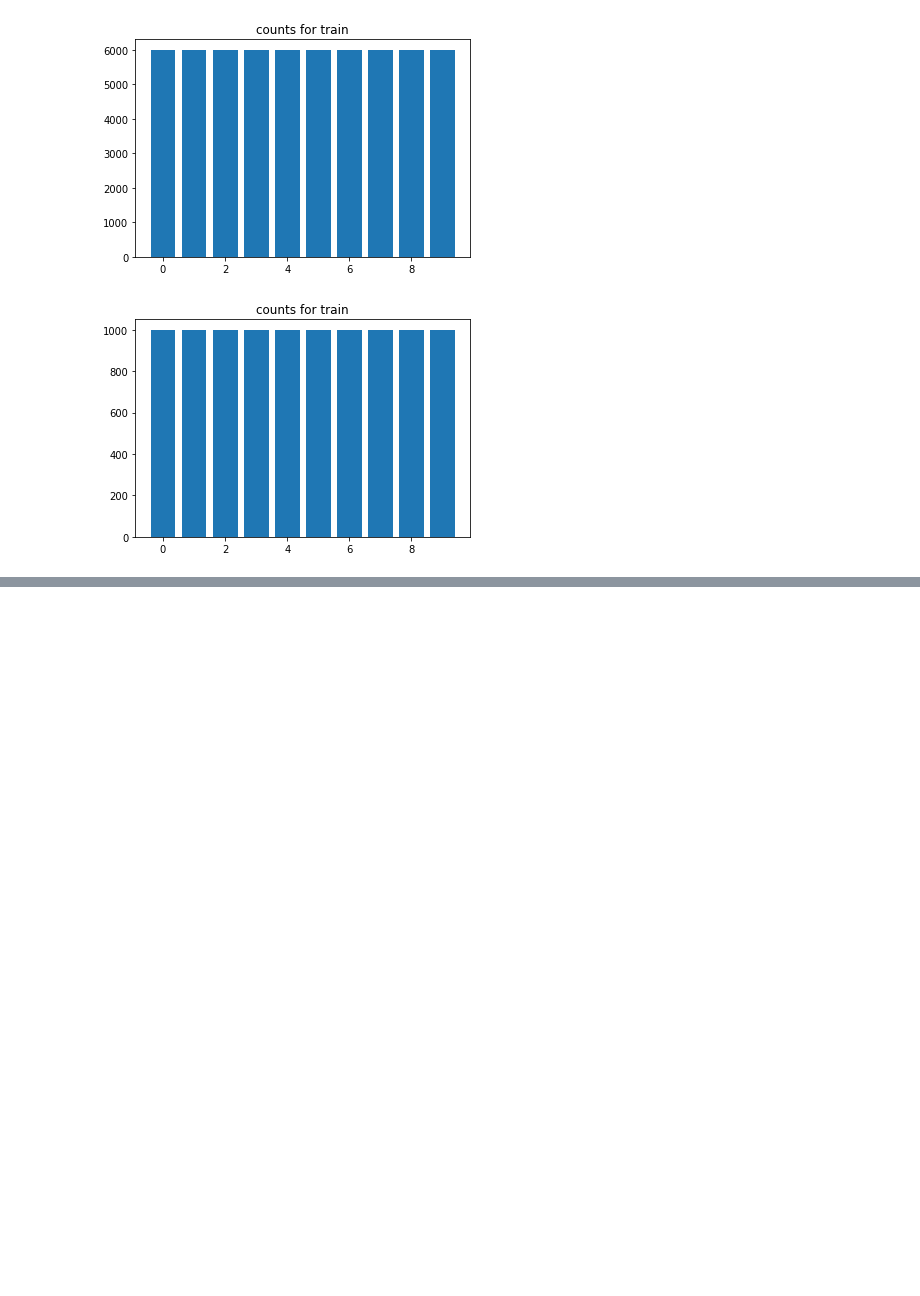
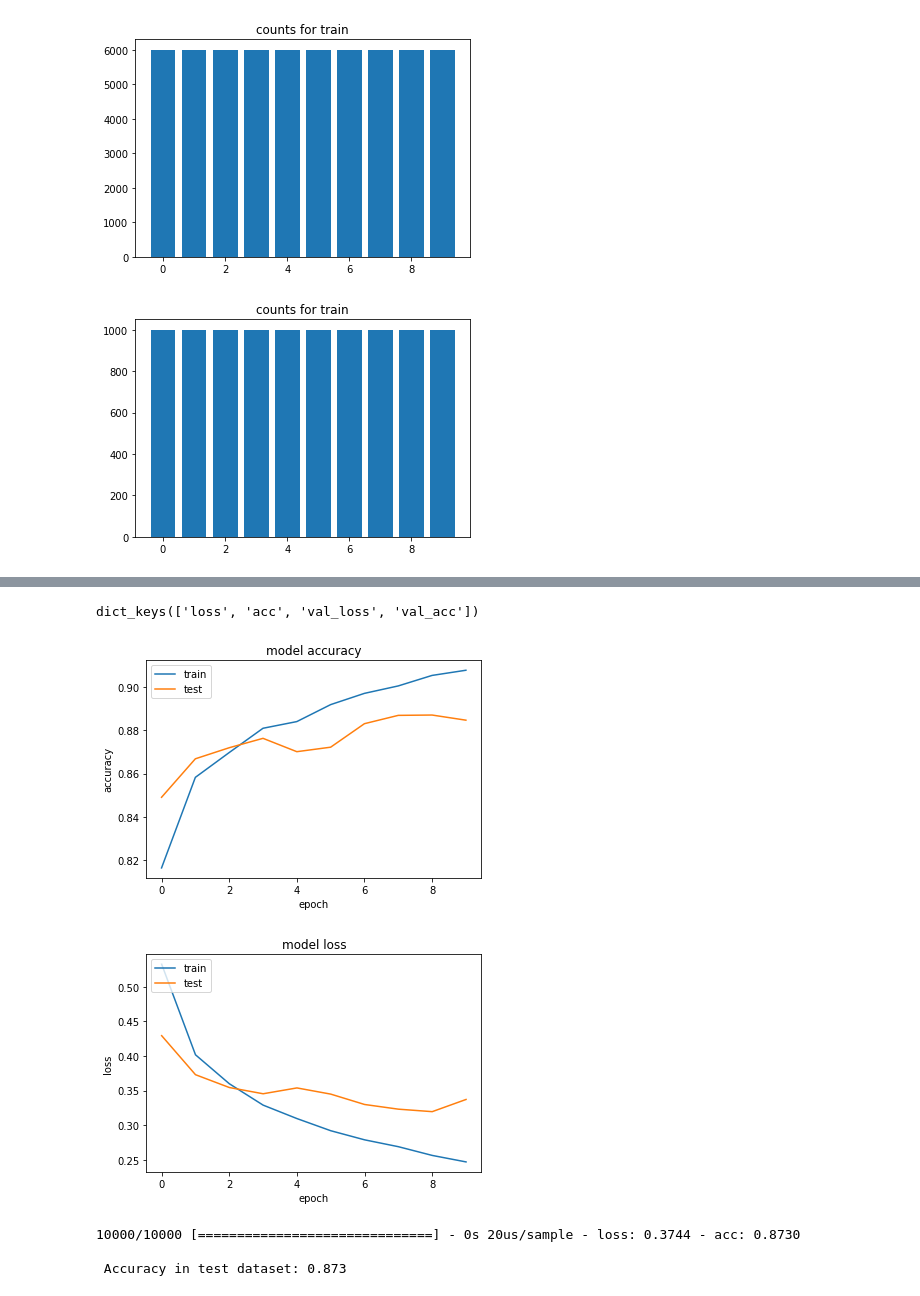
Before and after one commit to garikdza/ISTC_ML_course, a Jupyter notebook: Deep_Learning/CNNs/Intro_to_keras.ipynb, the cells around one changed output, grey strips where cells are left out. Saved outputs shown, nothing was run; the diff lists cells and outputs as text; code cells hidden in the pictures; blank space fills up the shorter version.

Commit message:
Add Main models, modified Intro to keras

```diff
--- a/Deep_Learning/CNNs/Intro_to_keras.ipynb
+++ b/Deep_Learning/CNNs/Intro_to_keras.ipynb
@@ -77,3 +77,5 @@ Call initializer instance with the dtype argument instead of passing it to the c
 model.compile(optimizer='adam',
               loss='sparse_categorical_crossentropy',
               metrics=['accuracy'])
+# %%
+history = model.fit(train_images, train_labels, validation_split = 0.33, epochs=10)
@@ -79,0 +100,30 @@ model.compile(optimizer='adam',
+# %%
+print(history.history.keys())
+# summarize history for accuracy
+plt.plot(history.history['acc'])
+plt.plot(history.history['val_acc'])
+plt.title('model accuracy')
+plt.ylabel('accuracy')
+plt.xlabel('epoch')
+plt.legend(['train', 'test'], loc='upper left')
+plt.show()
+# summarize history for loss
+plt.plot(history.history['loss'])
+plt.plot(history.history['val_loss'])
+plt.title('model loss')
+plt.ylabel('loss')
+plt.xlabel('epoch')
+plt.legend(['train', 'test'], loc='upper left')
+plt.show()
+# %% [output]
+dict_keys(['loss', 'acc', 'val_loss', 'val_acc'])
+[figure, added]
+[figure, added]
+# %%
+test_loss, test_acc = model.evaluate(test_images, test_labels)
+
+print('\n Accuracy in test dataset:', test_acc)
+# %% [output]
+10000/10000 [==============================] - 0s 20us/sample - loss: 0.3744 - acc: 0.8730
+
+ Accuracy in test dataset: 0.873
```
Also changed, not shown: parts of 3 cells of this notebook.
